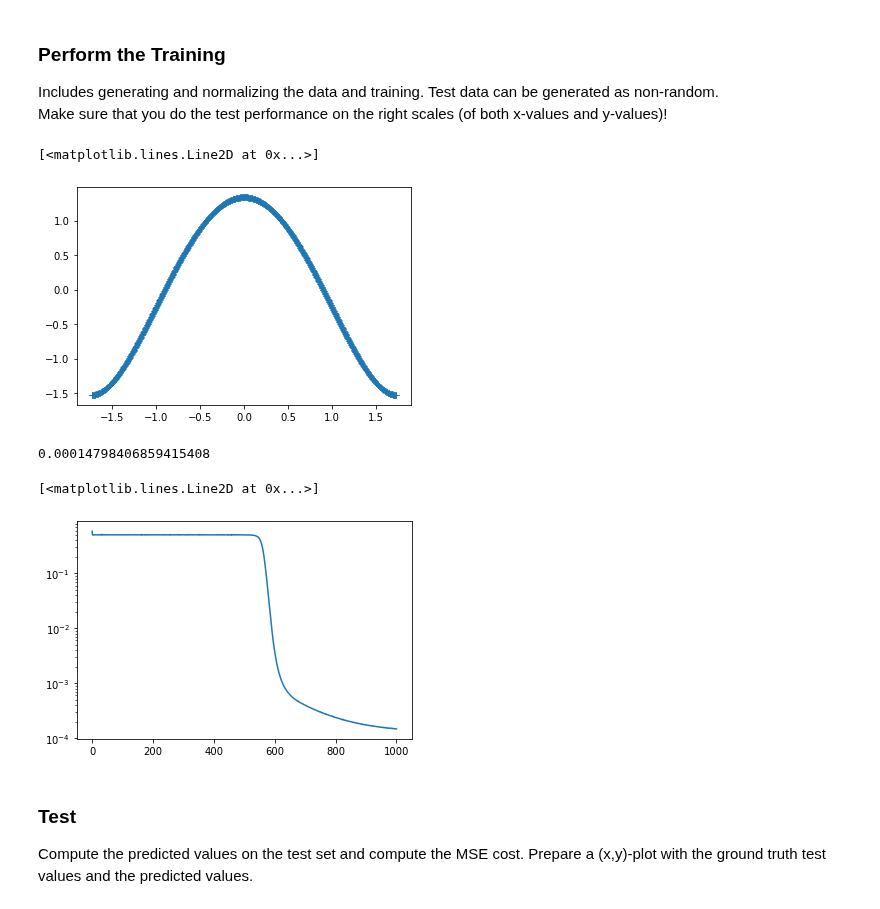
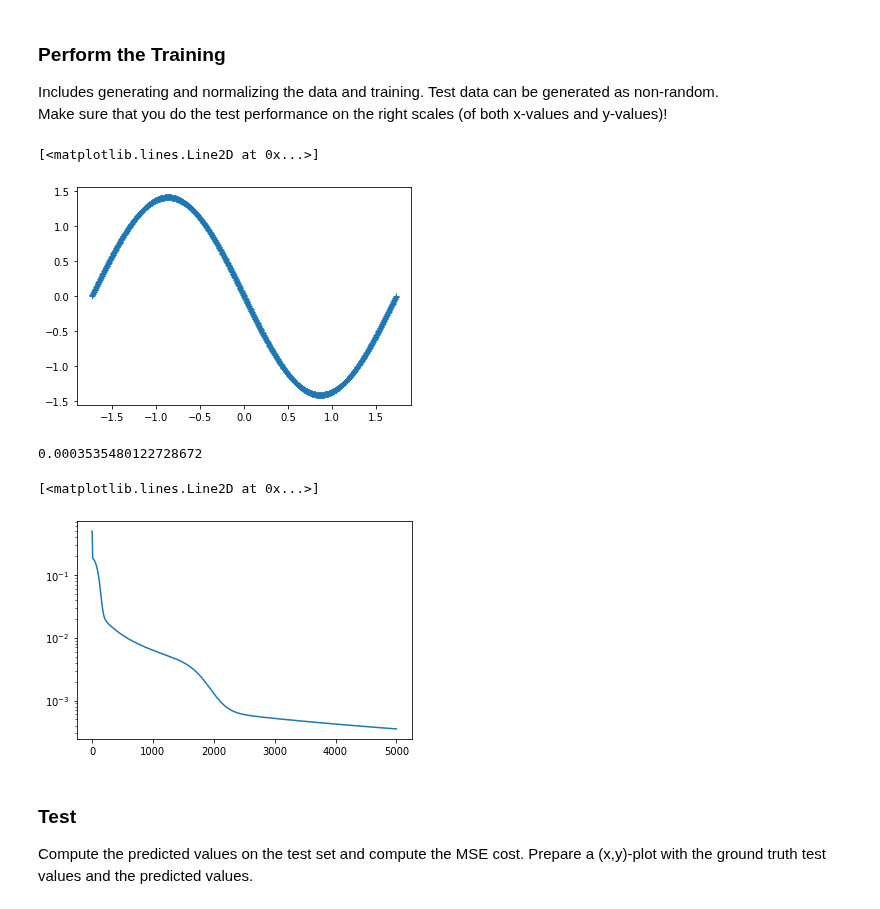
Before and after one commit to FabianGroeger96/mse-deep-learning, a Jupyter notebook: SW03/function_approximation_sigmoid_stud.ipynb, the cells around one changed output. Cells and saved outputs as stored; diff of their text form; code cells hidden in the pictures.

```diff
--- a/SW03/function_approximation_sigmoid_stud.ipynb
+++ b/SW03/function_approximation_sigmoid_stud.ipynb
@@ -184,17 +183,23 @@ def gradient(W1,b1,W2,b2,X,Y):
                 'db2' a scalar
     """
     ### START YOUR CODE ###
+    m = Y.shape[1]
+    n1 = W1.shape[0]
 
 
+    hidden_layer = sigmoid(W1.dot(X) + b1)
 
+    delta_1 = - (W2.T * (hidden_layer * (1 - hidden_layer)))
 
+    delta_2 = Y - (W2.dot(hidden_layer) + b2)
 
+    db2 = 1 / m * (delta_2.dot(-np.ones((1, m)).T))
 
+    dW2 = 1 / m * (delta_2.dot(-hidden_layer.T))
 
+    db1 = 1 / m * (delta_2.dot((delta_1 * 1).T)).T
 
-
-
-
+    dW1 = 1 / m * (delta_2.dot((delta_1 * X).T)).T
 
     ### END YOUR CODE ###
     return {'dW1':dW1, 'dW2':dW2, 'db1':db1, 'db2':db2}
@@ -255,18 +260,17 @@ def train(X,Y,n1,nepochs,batchsize=32,learning_rate=0.1):
 
         np.random.shuffle(indices)
 
+        for i in range(mb):
+            batch = np.random.choice(indices, size=batchsize)
+            Xbatch = X[:, batch]
+            ybatch = Y[:, batch]
 
+            grad = gradient(W1,b1,W2,b2,X,Y)
 
-
-
-
-
-
-
-
-
-
-
+            W1 -= learning_rate * grad["dW1"]
+            b1 -= learning_rate * grad["db1"]
+            W2 -= learning_rate * grad["dW2"]
+            b2 -= learning_rate * grad["db2"]
 
         ### END YOUR CODE ###
 
@@ -356,10 +360,10 @@ Includes generating and normalizing the data and training. Test data can be gene
 Make sure that you do the test performance on the right scales (of both x-values and y-values)!
 # %%
 mtrain = 1000
-func = beta_fct
-vargs={'alpha':2.0,'beta':2.0}
-#func = sin_fct
-#vargs={'omega':1.0}
+#func = beta_fct
+#vargs={'alpha':2.0,'beta':2.0}
+func = sin_fct
+vargs={'omega':1.0}
 X,Y = generate_inputs(mtrain,func,vargs=vargs, random=False, sigmaY=0.0)
 X1, muX, stdevX = normalize(X)
 Y1, muY, stdevY = normalize(Y)
@@ -367,19 +371,19 @@ Y1, muY, stdevY = normalize(Y)
 plt.plot(X1[0,:],Y1[0,:],'+')
 # %% [output]
 [<matplotlib.lines.Line2D at 0x...>]
-[figure, old version]
+[figure, new version]
 # %%
 n_hidden = 10
-nepochs = 1000 # number of epochs
+nepochs = 5000 # number of epochs
 batchsize = 64
 learning_rate = 0.1
 
 params, epochs, costs = train(X1, Y1, n_hidden, nepochs, batchsize=batchsize,learning_rate=learning_rate)
 plt.semilogy(epochs,costs)
 # %% [output]
-0.00014798406859415408
+0.0003535480122728672
 [<matplotlib.lines.Line2D at 0x...>]
-[figure, old version]
+[figure, new version]
 # %% [markdown]
 ### Test
 
```
Also changed, not shown: parts of 9 cells of this notebook, 1 other file.
